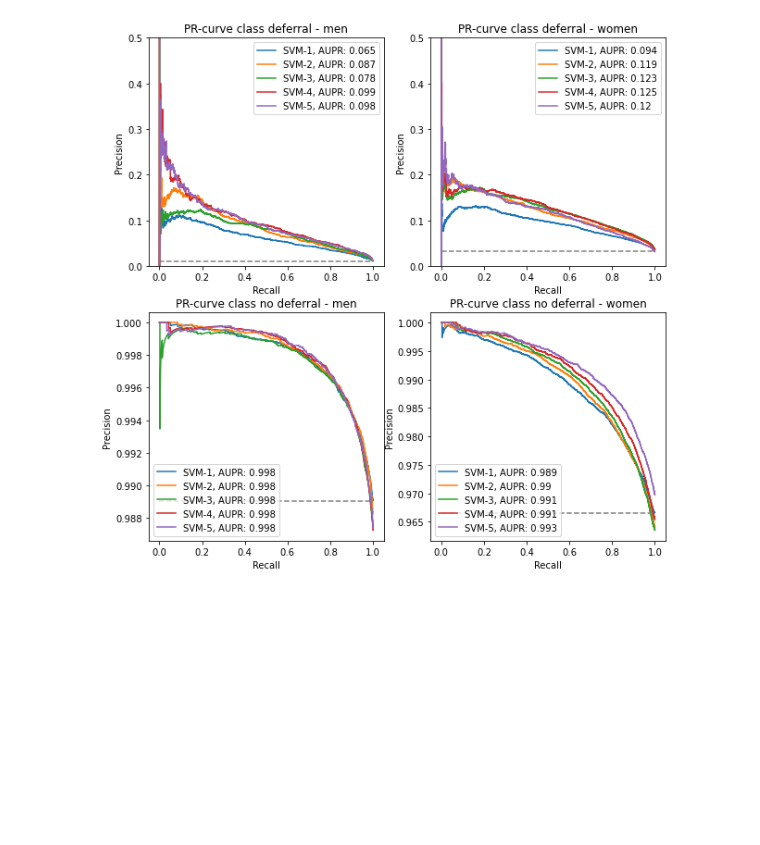
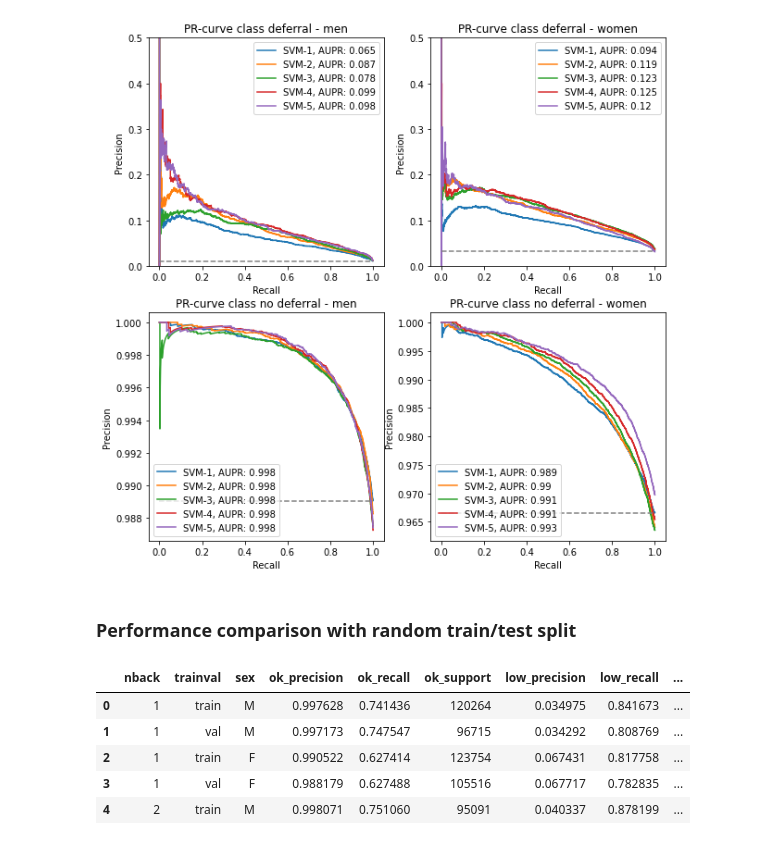
Before and after one commit to vinkenoogm/SVM-hb-NL, a Jupyter notebook: src/3_modelperformance.ipynb, the cells around one changed output. Saved outputs shown, nothing was run; the diff lists cells and outputs as text; code cells hidden in the pictures; blank space fills up the shorter version.

```diff
--- a/src/3_modelperformance.ipynb
+++ b/src/3_modelperformance.ipynb
@@ -217,3 +219,5 @@ probas = load_probas()
 plot_prs(probas, save='PR_curve')
 # %% [output]
 [figure]
+# %% [markdown]
+### Performance comparison with random train/test split
@@ -219,0 +227,13 @@ plot_prs(probas, save='PR_curve')
+# %%
+res_df['split'] = 'time'
+res_df_randomsplit['split'] = 'random'
+
+res_tot = pd.concat([res_df, res_df_randomsplit])
+res_tot.head()
+# %% [output]
+|  | nback | trainval | sex | ok_precision | ok_recall | ok_support | low_precision | low_recall | ... |
+| 0 | 1 | train | M | 0.997628 | 0.741436 | 120264 | 0.034975 | 0.841673 | ... |
+| 1 | 1 | val | M | 0.997173 | 0.747547 | 96715 | 0.034292 | 0.808769 | ... |
+| 2 | 1 | train | F | 0.990522 | 0.627414 | 123754 | 0.067431 | 0.817758 | ... |
+| 3 | 1 | val | F | 0.988179 | 0.627488 | 105516 | 0.067717 | 0.782835 | ... |
+| 4 | 2 | train | M | 0.998071 | 0.751060 | 95091 | 0.040337 | 0.878199 | ... |
```
Also changed, not shown: parts of 9 cells of this notebook, 1 other file.
